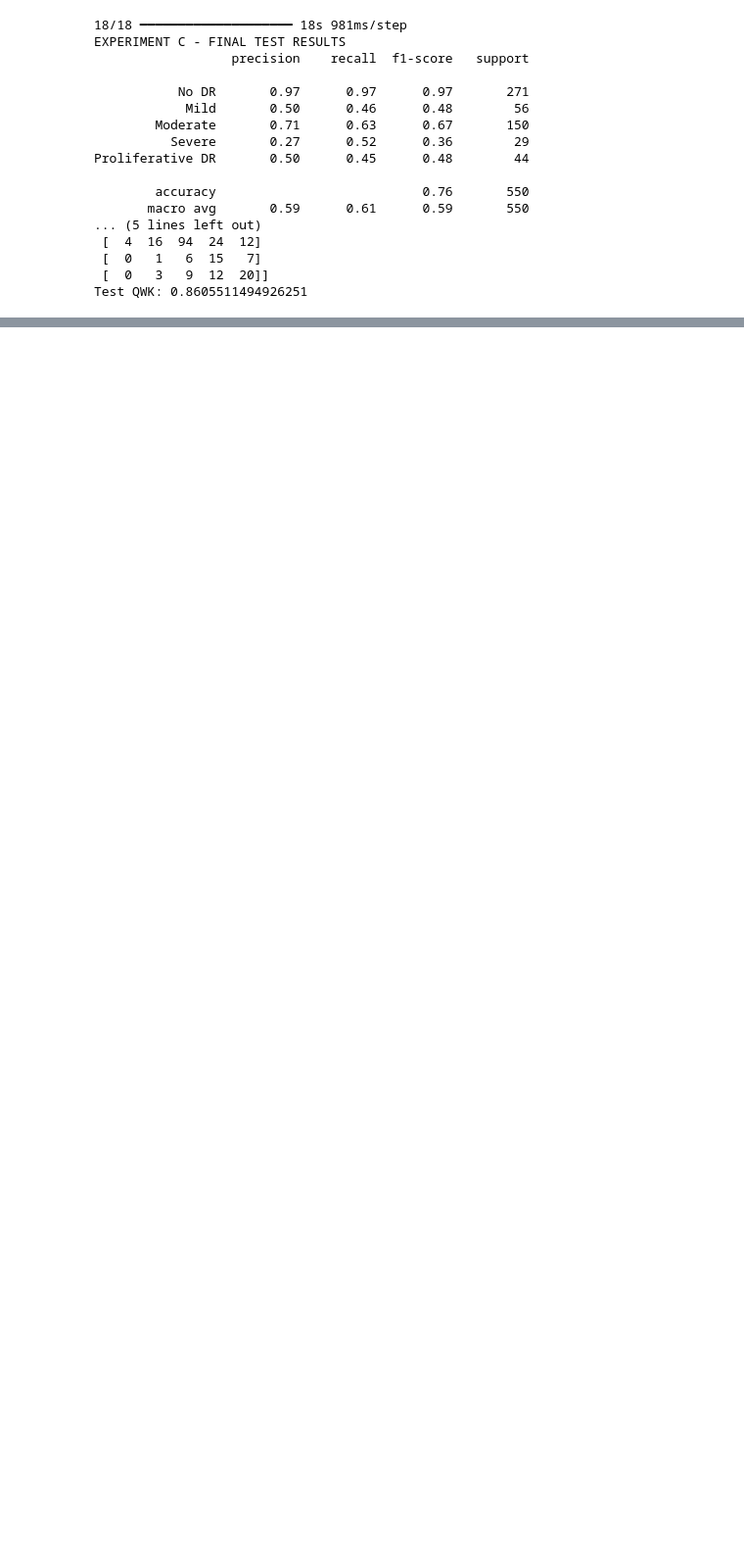
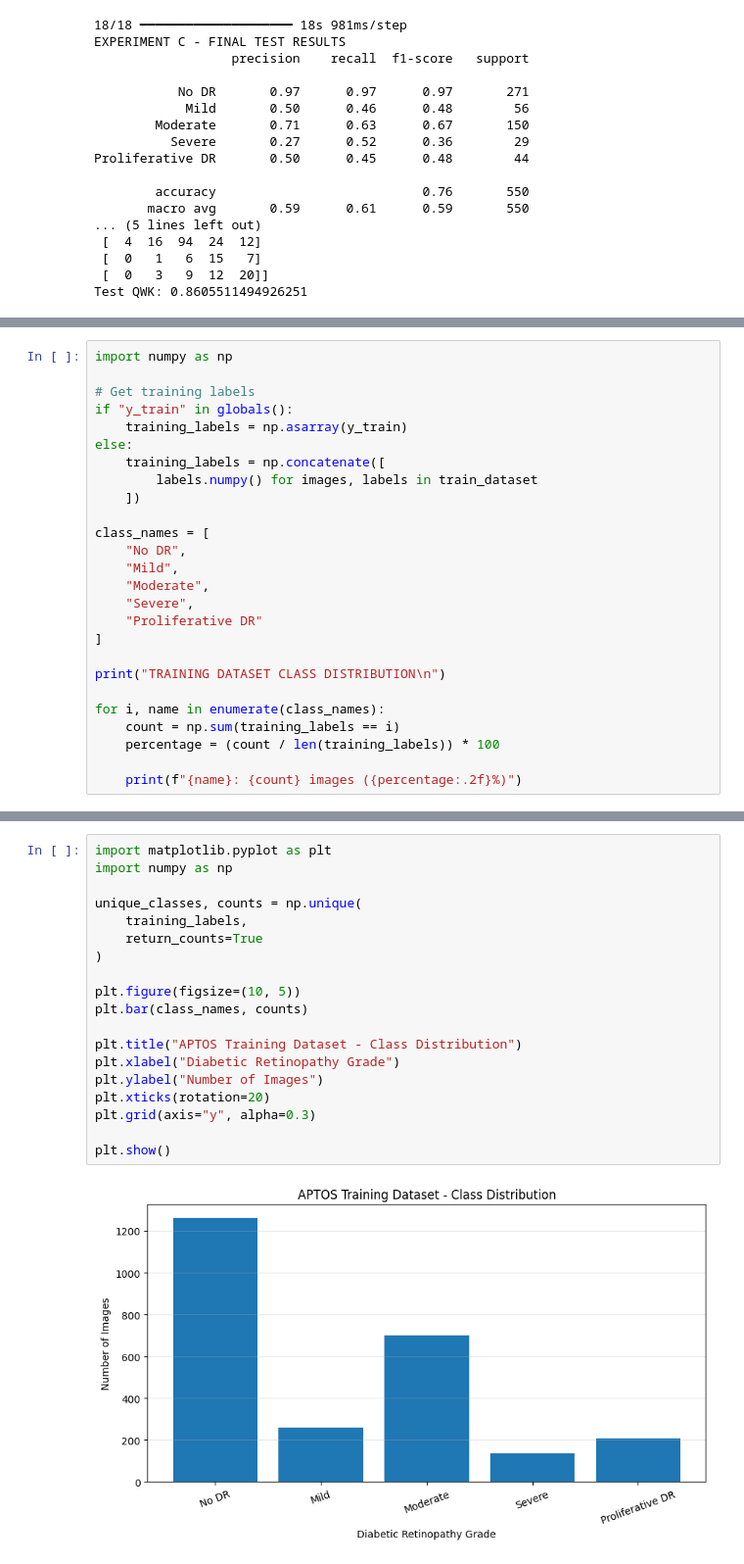
Before and after one commit to HemaSakshi-112006/uncertainty-aware-dr-report-generation, a Jupyter notebook: tuning-with-image-argumentation.ipynb, the cells around one changed output, grey strips where cells are left out. Shown at 98% size. Cells and saved outputs as stored; diff of their text form; blank space fills up the shorter version.

Commit message:
Kaggle Notebook | Tuning with image argumentation | started tuning model-D

```diff
--- a/tuning-with-image-argumentation.ipynb
+++ b/tuning-with-image-argumentation.ipynb
@@ -608,0 +615,26 @@ Test QWK: 0.8605511494926251
+# %%
+import numpy as np
+
+# Get training labels
+if "y_train" in globals():
+    training_labels = np.asarray(y_train)
+else:
+    training_labels = np.concatenate([
+        labels.numpy() for images, labels in train_dataset
+    ])
+
+class_names = [
+    "No DR",
+    "Mild",
+    "Moderate",
+    "Severe",
+    "Proliferative DR"
+]
+
+print("TRAINING DATASET CLASS DISTRIBUTION\n")
+
+for i, name in enumerate(class_names):
+    count = np.sum(training_labels == i)
+    percentage = (count / len(training_labels)) * 100
+
+    print(f"{name}: {count} images ({percentage:.2f}%)")
@@ -608,0 +649,21 @@ Test QWK: 0.8605511494926251
+# %%
+import matplotlib.pyplot as plt
+import numpy as np
+
+unique_classes, counts = np.unique(
+    training_labels,
+    return_counts=True
+)
+
+plt.figure(figsize=(10, 5))
+plt.bar(class_names, counts)
+
+plt.title("APTOS Training Dataset - Class Distribution")
+plt.xlabel("Diabetic Retinopathy Grade")
+plt.ylabel("Number of Images")
+plt.xticks(rotation=20)
+plt.grid(axis="y", alpha=0.3)
+
+plt.show()
+# %% [output]
+[figure, added]
```
Also changed, not shown: parts of 2 cells of this notebook.
